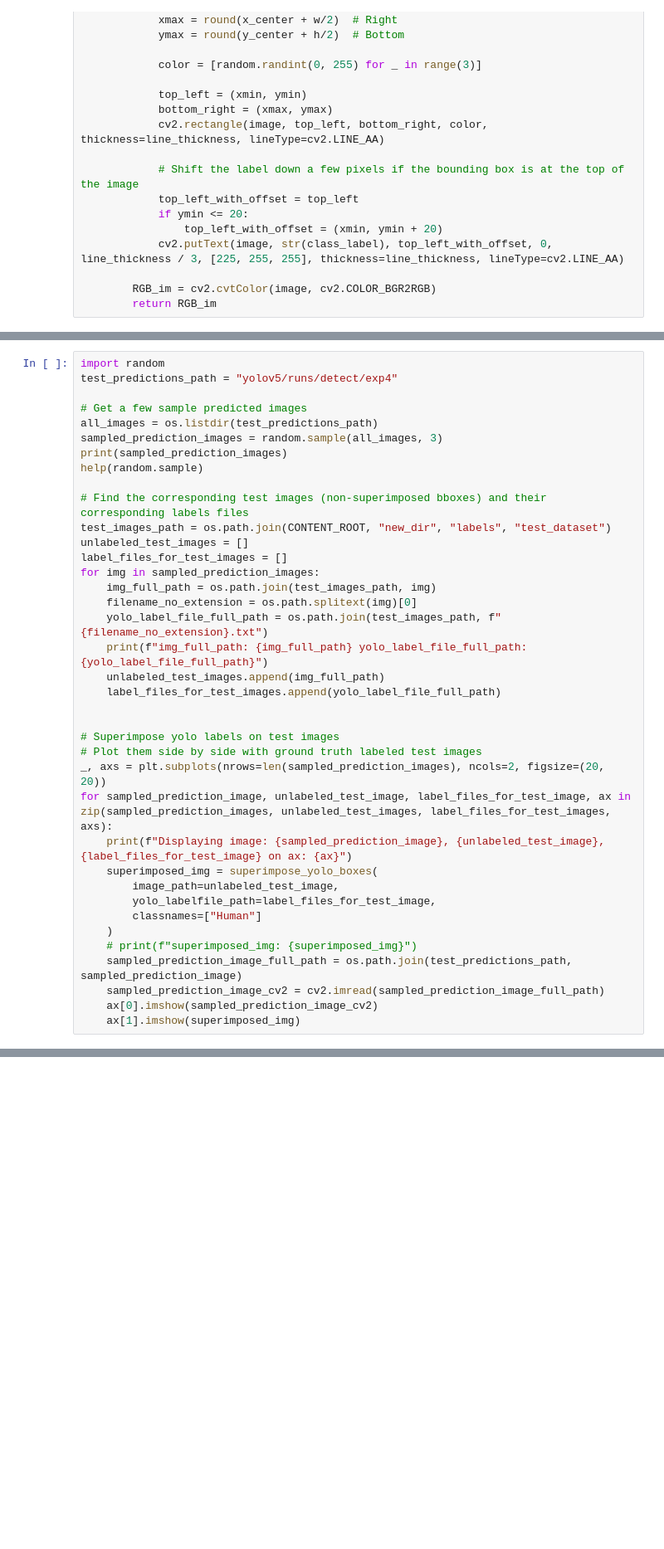
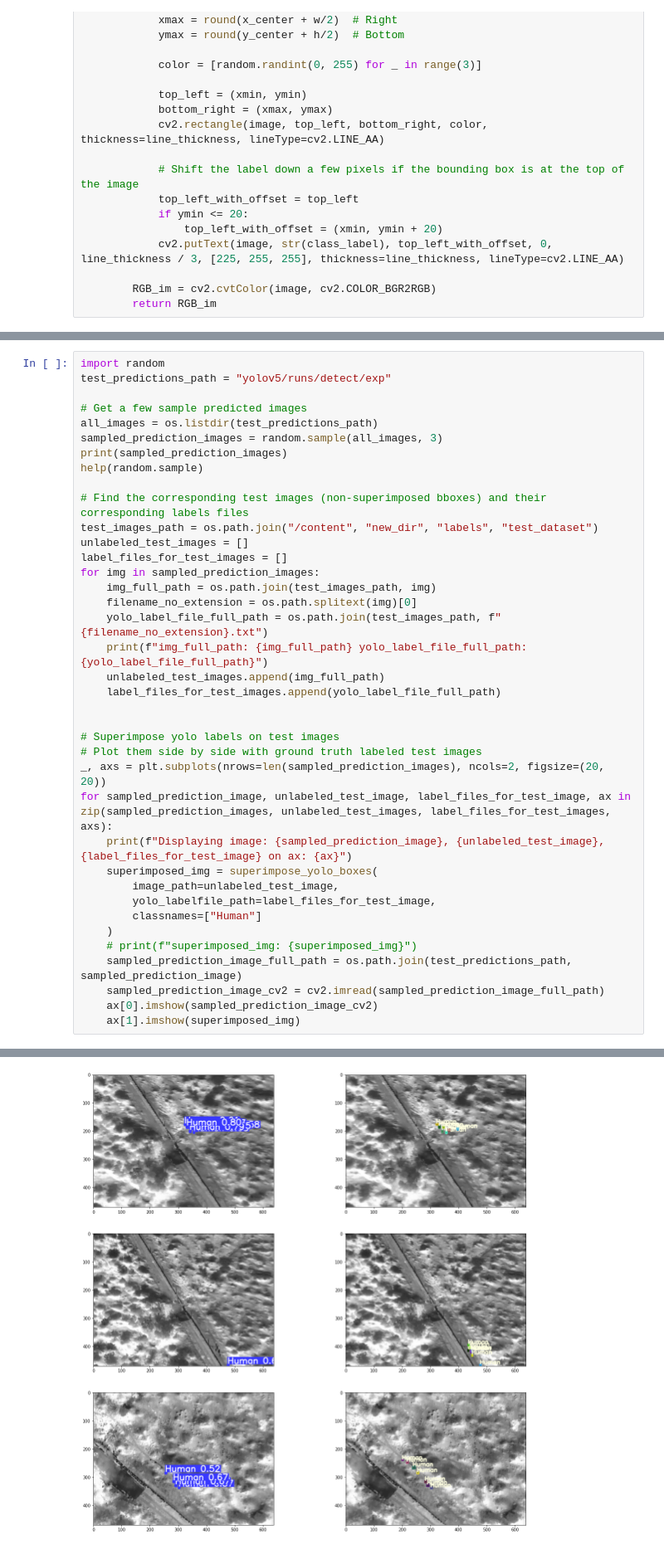
Before and after one commit to tleyden/FruitPunch_AI_Bootcamp, a Jupyter notebook: FruitPunch_Capstone_Project_YOLO_Training.ipynb, the cells around one changed output, grey strips where cells are left out. Shown at 83% size. Saved outputs shown, nothing was run; the diff lists cells and outputs as text; blank space fills up the shorter version.

```diff
--- a/FruitPunch_Capstone_Project_YOLO_Training.ipynb
+++ b/FruitPunch_Capstone_Project_YOLO_Training.ipynb
@@ -345,6 +382,6 @@ def superimpose_yolo_boxes(image_path, yolo_labelfile_path, classnames):
 # %%
 import random
-test_predictions_path = "yolov5/runs/detect/exp4"
+test_predictions_path = "yolov5/runs/detect/exp"
 
 # Get a few sample predicted images
 all_images = os.listdir(test_predictions_path)
@@ -353,7 +390,7 @@ print(sampled_prediction_images)
 help(random.sample)
 
 # Find the corresponding test images (non-superimposed bboxes) and their corresponding labels files
-test_images_path = os.path.join(CONTENT_ROOT, "new_dir", "labels", "test_dataset")
+test_images_path = os.path.join("/content", "new_dir", "labels", "test_dataset")
 unlabeled_test_images = []
 label_files_for_test_images = []
 for img in sampled_prediction_images:
@@ -380,3 +417,4 @@ for sampled_prediction_image, unlabeled_test_image, label_files_for_test_image,
     sampled_prediction_image_cv2 = cv2.imread(sampled_prediction_image_full_path)
     ax[0].imshow(sampled_prediction_image_cv2)
     ax[1].imshow(superimposed_img)
+# %% [output]
@@ -382,0 +438 @@ for sampled_prediction_image, unlabeled_test_image, label_files_for_test_image,
+[figure, added]
```
Also changed, not shown: parts of 14 cells of this notebook.
